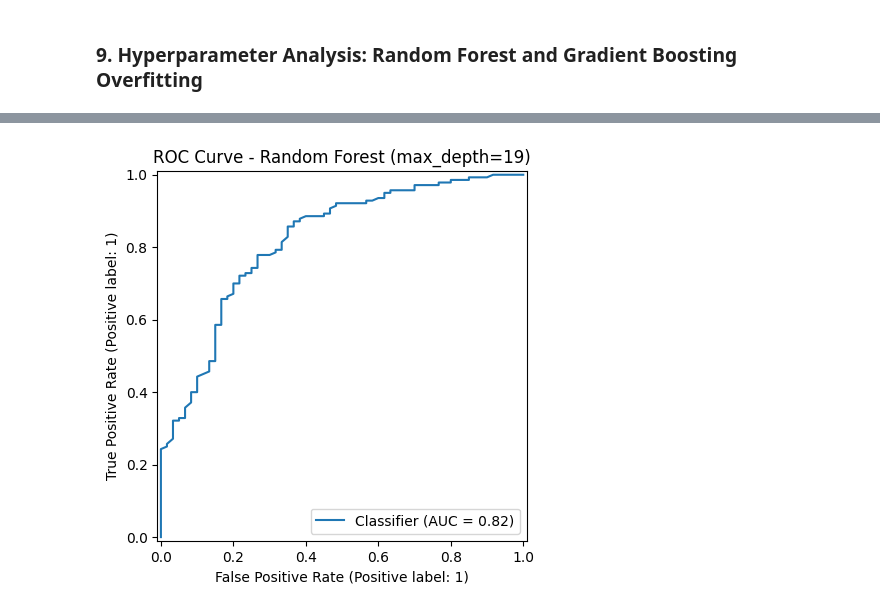
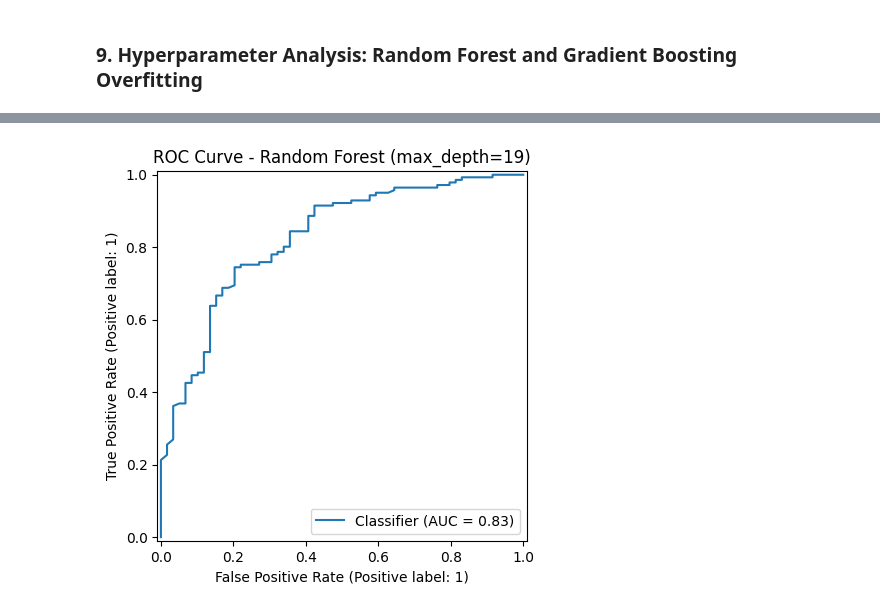
Before and after one commit to Marceeell1/Machine_Learning, a Jupyter notebook: Project.ipynb, the cells around one changed output, grey strips where cells are left out. Saved outputs shown, nothing was run; the diff lists cells and outputs as text; code cells hidden in the pictures.

```diff
--- a/Project.ipynb
+++ b/Project.ipynb
@@ -733,8 +745,6 @@ Although the overall accuracy of 0.785 is acceptable, the poor performance on cl
 # %% [markdown]
 ### 7. Dimension Reduction with PCA
 # %%
-
-
 from sklearn.decomposition import PCA
 from sklearn.linear_model import LogisticRegression
 from sklearn.metrics import accuracy_score, classification_report
@@ -743,9 +753,9 @@ import matplotlib.pyplot as plt
 
 print("7. Dimension Reduction with PCA\n")
 
-# Fit PCA on the training data (without SMOTE)
+# PCA fitted on SCALED data
 pca = PCA()
-pca.fit(X_train)
+pca.fit(X_train_scaled)
 
 explained_variance = pca.explained_variance_ratio_
 cumulative_variance = np.cumsum(explained_variance)
@@ -769,9 +779,9 @@ plt.title("PCA - Cumulative Explained Variance")
 plt.grid(True)
 plt.show()
 
-# 2D projection on the first two principal components
+# 2D PCA projection
 pca_2d = PCA(n_components=2)
-X_train_pca_2d = pca_2d.fit_transform(X_train)
+X_train_pca_2d = pca_2d.fit_transform(X_train_scaled)
 
 plt.figure(figsize=(6, 5))
 scatter = plt.scatter(
@@ -788,15 +798,15 @@ plt.legend(*scatter.legend_elements(), title="Class")
 plt.grid(True)
 plt.show()
 
-# Keep enough components to reach at least 95% of variance
+# PCA with 95% variance
 n_components_95 = np.argmax(cumulative_variance >= 0.95) + 1
 print(f"\nNumber of components to reach at least 95% variance: {n_components_95}")
 
 pca_final = PCA(n_components=n_components_95)
-X_train_pca = pca_final.fit_transform(X_train)
-X_test_pca = pca_final.transform(X_test)
+X_train_pca = pca_final.fit_transform(X_train_scaled)
+X_test_pca = pca_final.transform(X_test_scaled)
 
-# Logistic Regression on PCA-transformed data
+# Logistic Regression on PCA features
 log_reg_pca = LogisticRegression(max_iter=1000, random_state=42)
 log_reg_pca.fit(X_train_pca, y_train)
 y_pred_pca = log_reg_pca.predict(X_test_pca)
@@ -1084,59 +1112,45 @@ As for the gradient boosting model, we can see on the graph that there is also s
 # %%
-print("Optimized Random Forest (max_depth=9)\n")
+from sklearn.ensemble import RandomForestClassifier
+from sklearn.metrics import accuracy_score, classification_report, roc_auc_score, RocCurveDisplay
+import matplotlib.pyplot as plt
 
-rf_model_opt = RandomForestClassifier(
-    n_estimators=300,
-    max_depth=9,  #Optimized value being tested
-    min_samples_split=2,
-    min_samples_leaf=1,
-    random_state=42,
-    n_jobs=-1
-)
+print("Optimized Random Forest Comparison (max_depth = 9 vs 19)\n")
 
-rf_model_opt.fit(X_train, y_train)
-y_pred_rf_opt = rf_model_opt.predict(X_test)
-y_proba_rf_opt = rf_model_opt.predict_proba(X_test)[:, 1]
+depths_to_test = [9, 19]
 
-print("Random Forest (max_depth=9) Evaluation\n")
-print("Accuracy:", accuracy_score(y_test, y_pred_rf_opt))
-print("\nClassification report (max_depth=9):\n")
-# Note: You need to ensure the target_names are correctly set based on your y_test encoding (Bad=0, Good=1)
-print(classification_report(y_test, y_pred_rf_opt, digits=4, target_names=['Bad', 'Good']))
+for depth in depths_to_test:
+    print(f"\n--- Random Forest (max_depth={depth}) ---\n")
 
-auc_rf_opt = roc_auc_score(y_test, y_proba_rf_opt)
-print(f"ROC-AUC: {auc_rf_opt:.4f}\n")
+    rf_model = RandomForestClassifier(
+        n_estimators=300,
+        max_depth=depth,
+        min_samples_split=2,
+        min_samples_leaf=1,
+        class_weight="balanced",  # IMPORTANT for imbalanced data
+        random_state=42,
+        n_jobs=-1
+    )
 
-# Display ROC Curve for the new model (optional)
-RocCurveDisplay.from_predictions(y_test, y_proba_rf_opt)
-plt.title("ROC Curve - Random Forest (max_depth=9)")
-plt.show()
+    rf_model.fit(X_train, y_train)
 
-print("Optimized Random Forest (max_depth=19)\n")
+    y_pred = rf_model.predict(X_test)
+    y_proba = rf_model.predict_proba(X_test)[:, 1]
 
-rf_model_opt = RandomForestClassifier(
-    n_estimators=300,
-    max_depth=19,  #Optimized value being tested
-    min_samples_split=2,
-    min_samples_leaf=1,
-    random_state=42,
-    n_jobs=-1
-)
+    acc = accuracy_score(y_test, y_pred)
+    auc = roc_auc_score(y_test, y_proba)
 
-rf_model_opt.fit(X_train, y_train)
-y_pred_rf_opt = rf_model_opt.predict(X_test)
-y_proba_rf_opt = rf_model_opt.predict_proba(X_test)[:, 1]
+    print(f"Accuracy: {acc:.4f}")
+    print(f"ROC-AUC: {auc:.4f}\n")
 
-print("Random Forest (max_depth=19) Evaluation\n")
-print("Accuracy:", accuracy_score(y_test, y_pred_rf_opt))
-print("\nClassification report (max_depth=19):\n")
-# Note: You need to ensure the target_names are correctly set based on your y_test encoding (Bad=0, Good=1)
-print(classification_report(y_test, y_pred_rf_opt, digits=4, target_names=['Bad', 'Good']))
+    print("Classification report:")
+    print(classification_report(
+        y_test,
+        y_pred,
+        digits=4,
+        target_names=["Bad", "Good"]
+    ))
 
-auc_rf_opt = roc_auc_score(y_test, y_proba_rf_opt)
-print(f"ROC-AUC: {auc_rf_opt:.4f}\n")
-
-# Display ROC Curve for the new model (optional)
-RocCurveDisplay.from_predictions(y_test, y_proba_rf_opt)
-plt.title("ROC Curve - Random Forest (max_depth=19)")
-plt.show()
+    RocCurveDisplay.from_predictions(y_test, y_proba)
+    plt.title(f"ROC Curve - Random Forest (max_depth={depth})")
+    plt.show()
 # %% [output]
@@ -1180,2 +1189,2 @@ ROC-AUC: 0.8183
-[figure, old version]
+[figure, new version]
 # %% [markdown]
```
Also changed, not shown: parts of 40 cells of this notebook, 1 other file.
